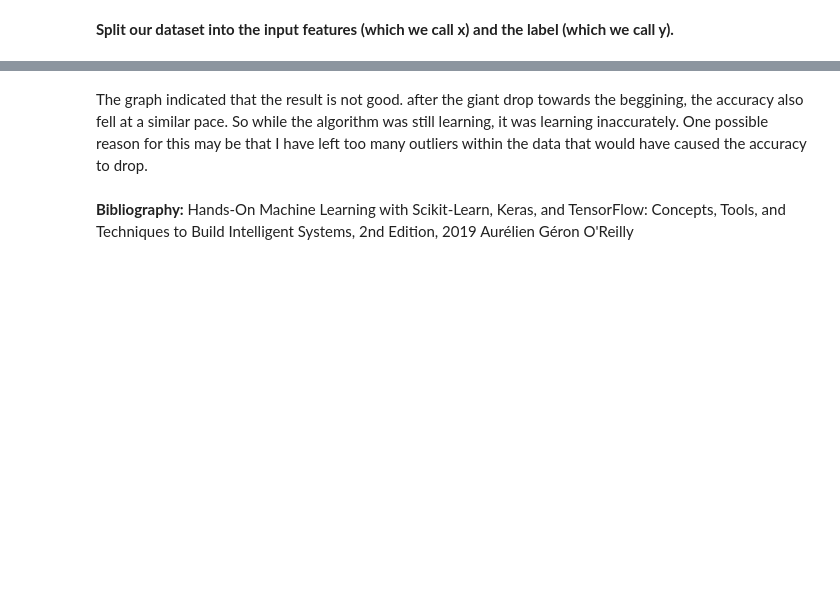
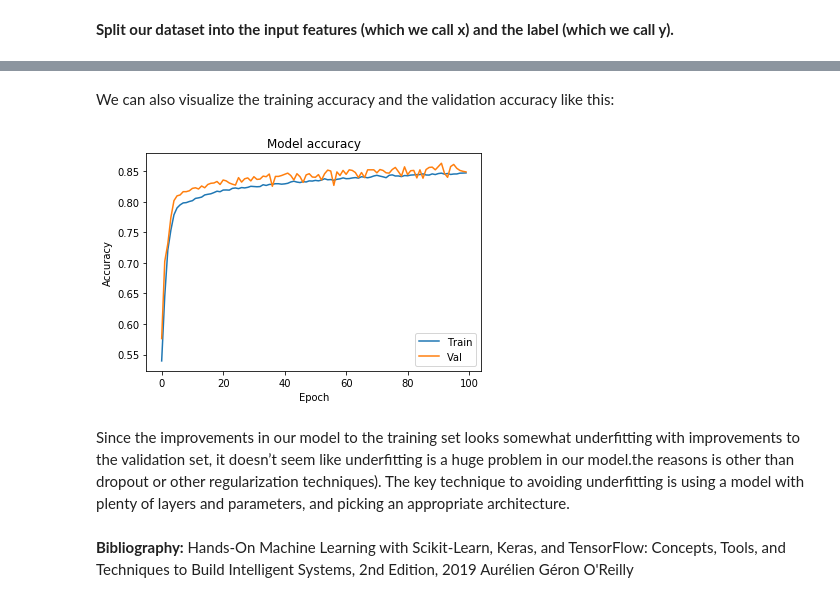
Before and after one commit to dnjhaha/AML, a Jupyter notebook: CS680Assign1.ipynb, the cells around one changed output, grey strips where cells are left out. Saved outputs shown, nothing was run; the diff lists cells and outputs as text; code cells hidden in the pictures; blank space fills up the shorter version.

```diff
--- a/CS680Assign1.ipynb
+++ b/CS680Assign1.ipynb
@@ -292,5 +487,19 @@ plt.show()
-# %% [markdown]
-The graph indicated that the result is not good. after the giant drop towards the beggining, the accuracy also fell at a similar pace. So while the algorithm was still learning, it was learning inaccurately. One possible reason for this may be that I have left too many outliers within the data that would have caused the accuracy to drop.
+# %% [markdown]
+We can also visualize the training accuracy and the validation accuracy like this:
+# %%
+plt.plot(hist.history['acc'])
+plt.plot(hist.history['val_acc'])
+plt.title('Model accuracy')
+plt.ylabel('Accuracy')
+plt.xlabel('Epoch')
+plt.legend(['Train', 'Val'], loc='lower right')
+plt.show()
+# %% [output]
+[figure, added]
+# %% [markdown]
+Since the improvements in our model to the training set looks somewhat underfitting with improvements to the validation set,
+it doesn’t seem like underfitting is a huge problem in our model.the reasons is other than dropout or other regularization techniques).
+The key technique to avoiding underfitting is using a model with plenty of layers and parameters, and picking an appropriate architecture.
 # %% [markdown]
 **Bibliography:**
 Hands-On Machine Learning with Scikit-Learn, Keras, and TensorFlow: Concepts, Tools, and Techniques to Build Intelligent Systems, 2nd Edition, 2019
```
Also changed, not shown: parts of 58 cells of this notebook.
